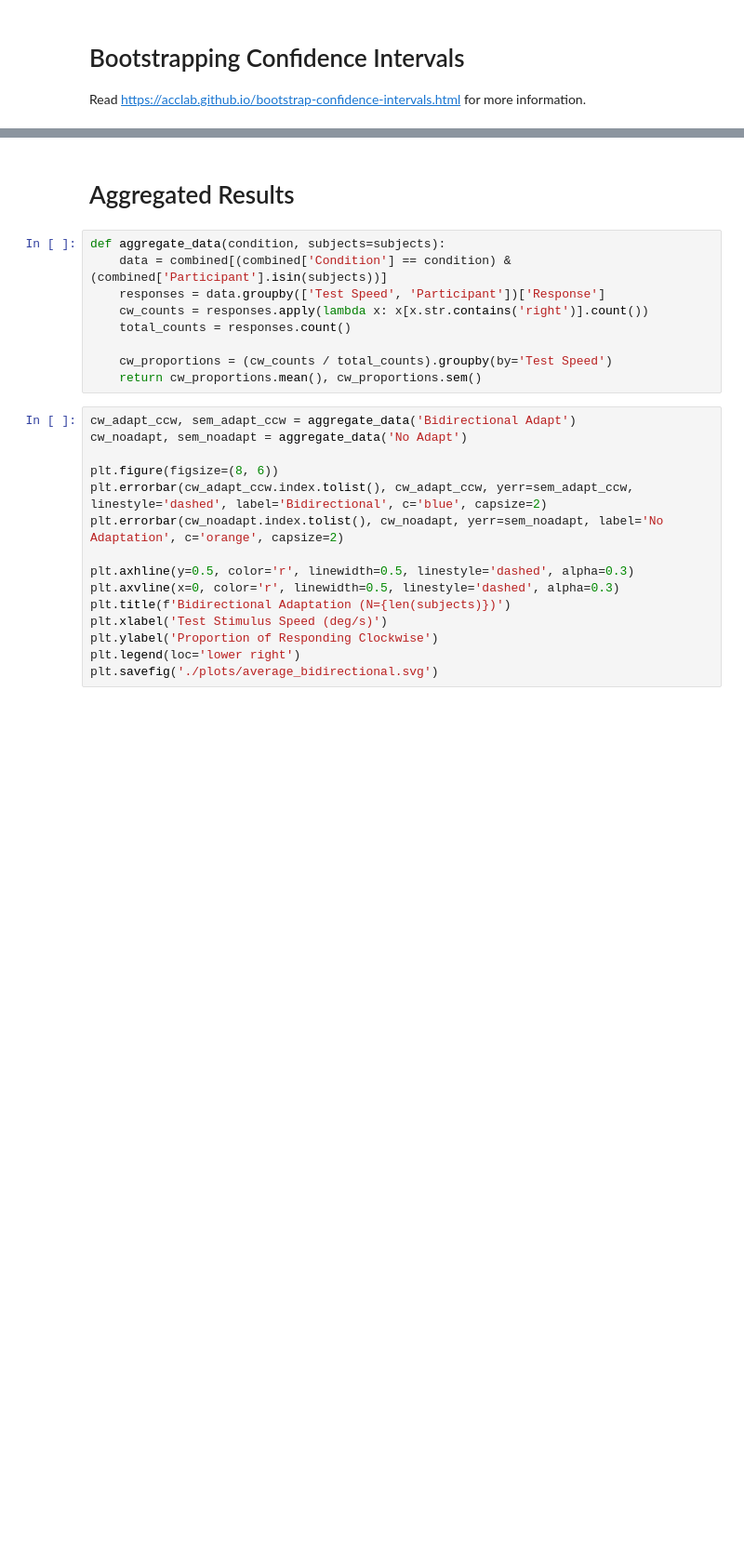
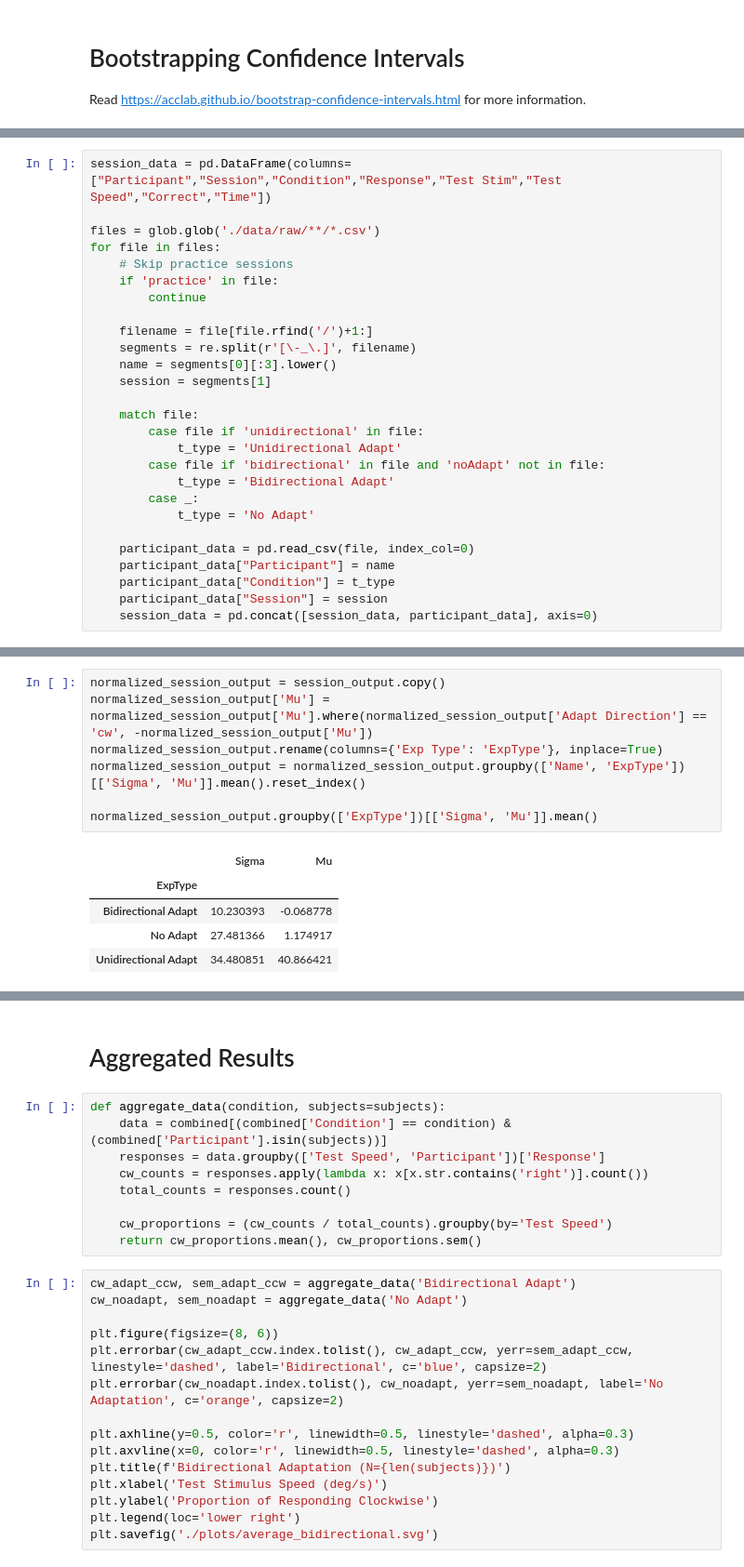
Before and after one commit to alexxyu/mae-experiment, a Jupyter notebook: analysis/Psychometric Fitting.ipynb, the cells around one changed output, grey strips where cells are left out. Shown at 93% size. Saved outputs shown, nothing was run; the diff lists cells and outputs as text; blank space fills up the shorter version.

```diff
--- a/analysis/Psychometric Fitting.ipynb
+++ b/analysis/Psychometric Fitting.ipynb
@@ -252,0 +397,27 @@ cis.to_csv('./results/ci_data.csv')
+# %%
+session_data = pd.DataFrame(columns=["Participant","Session","Condition","Response","Test Stim","Test Speed","Correct","Time"])
+
+files = glob.glob('./data/raw/**/*.csv')
+for file in files:
+    # Skip practice sessions
+    if 'practice' in file:
+        continue
+
+    filename = file[file.rfind('/')+1:]
+    segments = re.split(r'[\-_\.]', filename)
+    name = segments[0][:3].lower()
+    session = segments[1]
+
+    match file:
+        case file if 'unidirectional' in file:
+            t_type = 'Unidirectional Adapt'
+        case file if 'bidirectional' in file and 'noAdapt' not in file:
+            t_type = 'Bidirectional Adapt'
+        case _:
+            t_type = 'No Adapt'
+
+    participant_data = pd.read_csv(file, index_col=0)
+    participant_data["Participant"] = name
+    participant_data["Condition"] = t_type
+    participant_data["Session"] = session
+    session_data = pd.concat([session_data, participant_data], axis=0)
@@ -252,0 +470,13 @@ cis.to_csv('./results/ci_data.csv')
+# %%
+normalized_session_output = session_output.copy()
+normalized_session_output['Mu'] = normalized_session_output['Mu'].where(normalized_session_output['Adapt Direction'] == 'cw', -normalized_session_output['Mu'])
+normalized_session_output.rename(columns={'Exp Type': 'ExpType'}, inplace=True)
+normalized_session_output = normalized_session_output.groupby(['Name', 'ExpType'])[['Sigma', 'Mu']].mean().reset_index()
+
+normalized_session_output.groupby(['ExpType'])[['Sigma', 'Mu']].mean()
+# %% [output]
+|  | Sigma | Mu |
+| ExpType |  |  |
+| Bidirectional Adapt | 10.230393 | -0.068778 |
+| No Adapt | 27.481366 | 1.174917 |
+| Unidirectional Adapt | 34.480851 | 40.866421 |
```
Also changed, not shown: parts of 25 cells of this notebook, 4 other files.
